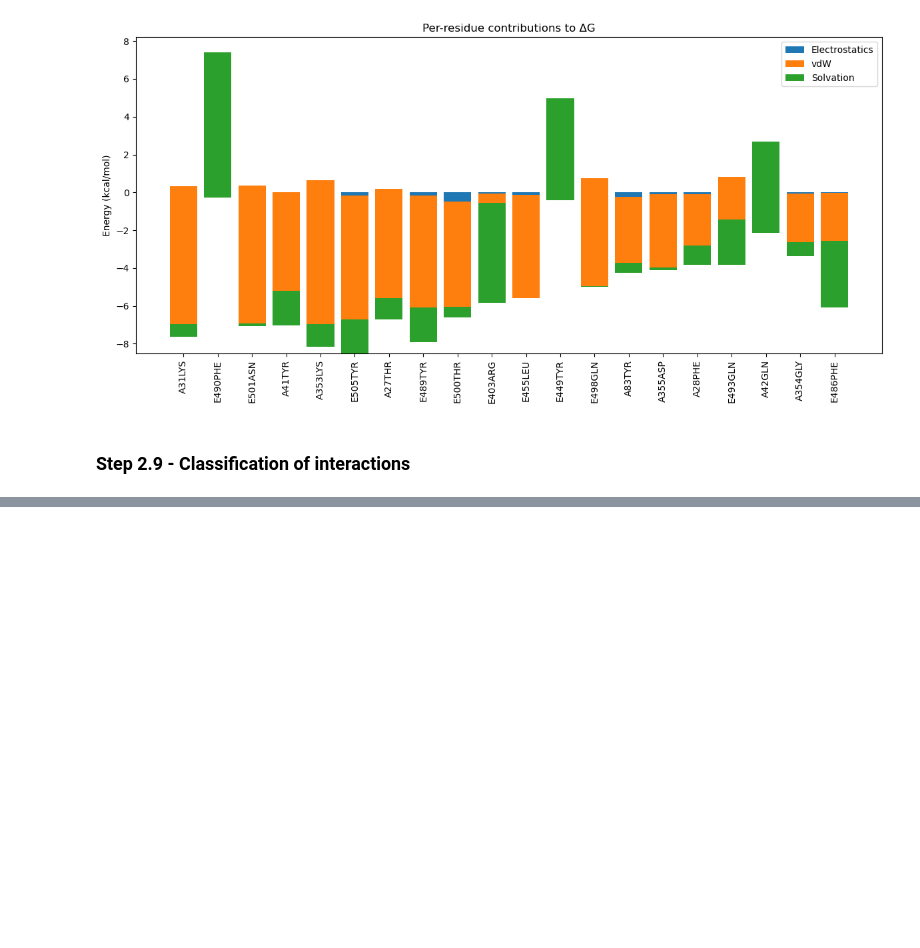
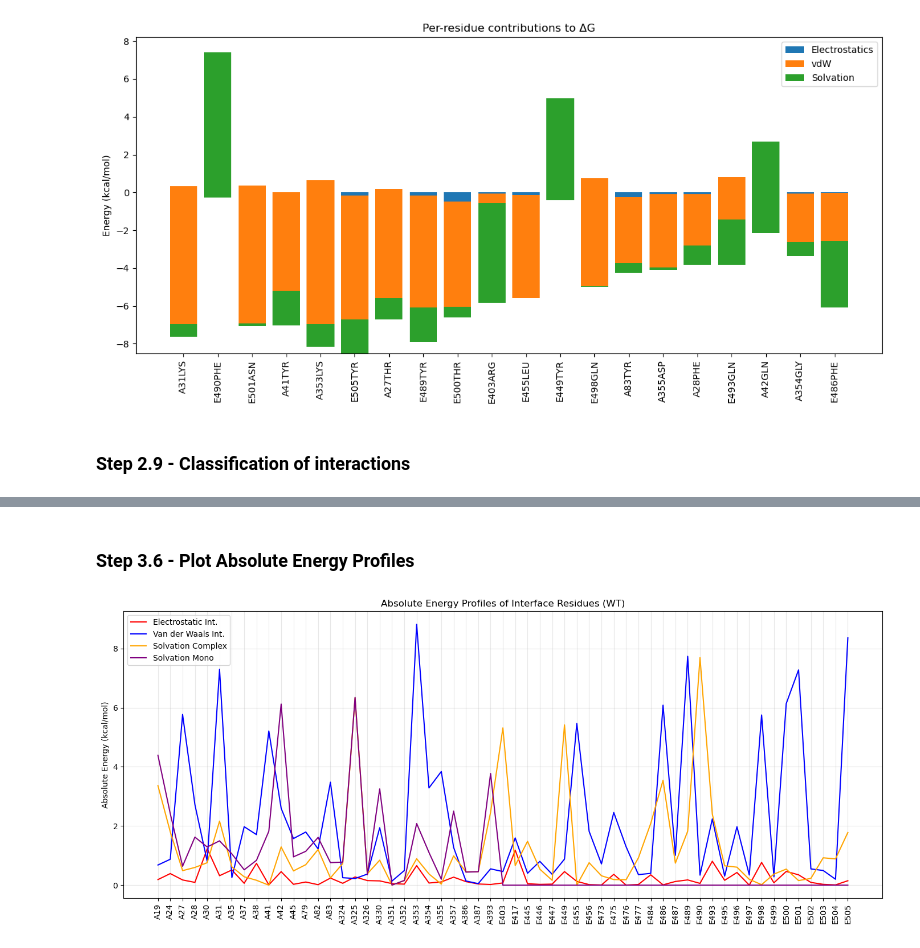
Before and after one commit to lacintadiez/BioPhysics_Project_2025, a Jupyter notebook: Code_Data_Repo/Biophysics Project 2025 Notebook Pipeline Layout.ipynb, the cells around one changed output, grey strips where cells are left out. Saved outputs shown, nothing was run; the diff lists cells and outputs as text; code cells hidden in the pictures; blank space fills up the shorter version.

```diff
--- a/Code_Data_Repo/Biophysics Project 2025 Notebook Pipeline Layout.ipynb
+++ b/Code_Data_Repo/Biophysics Project 2025 Notebook Pipeline Layout.ipynb
@@ -494,0 +675,28 @@ Solvation hotspots: [('E', 'PHE', 490, 7.689991000000001), ('A', 'TYR', 41, -1.8
+# %% [markdown]
+### Step 3.6 - Plot Absolute Energy Profiles
+# %%
+abs_elec  = [abs(elec[r])   for r in Aint + Bint]
+abs_vdw   = [abs(vdw[r])    for r in Aint + Bint]
+abs_sAB   = [abs(solvAB[r]) for r in Aint + Bint]
+abs_sA    = [abs(solvA[r])  for r in Aint + Bint]
+labels    = df['Label']
+
+x = range(len(labels))
+
+plt.figure(figsize=(14,6))
+
+plt.plot(x, abs_elec, label="Electrostatic Int.", color="red")
+plt.plot(x, abs_vdw,  label="Van der Waals Int.", color="blue")
+plt.plot(x, abs_sAB,  label="Solvation Complex", color="orange")
+plt.plot(x, abs_sA,   label="Solvation Mono", color="purple")
+
+plt.xticks(x, labels, rotation=90)
+plt.ylabel("Absolute Energy (kcal/mol)")
+plt.title("Absolute Energy Profiles of Interface Residues (WT)")
+plt.legend()
+plt.grid(alpha=0.3)
+
+plt.tight_layout()
+plt.show()
+# %% [output]
+[figure, added]
```
Also changed, not shown: parts of 20 cells of this notebook, 32 other files.
